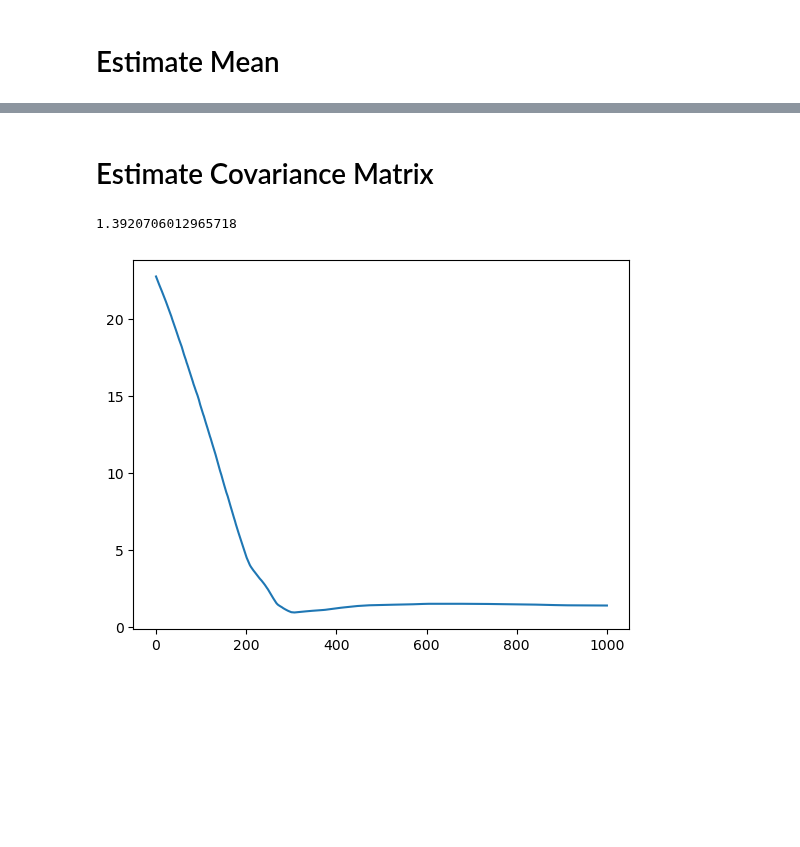
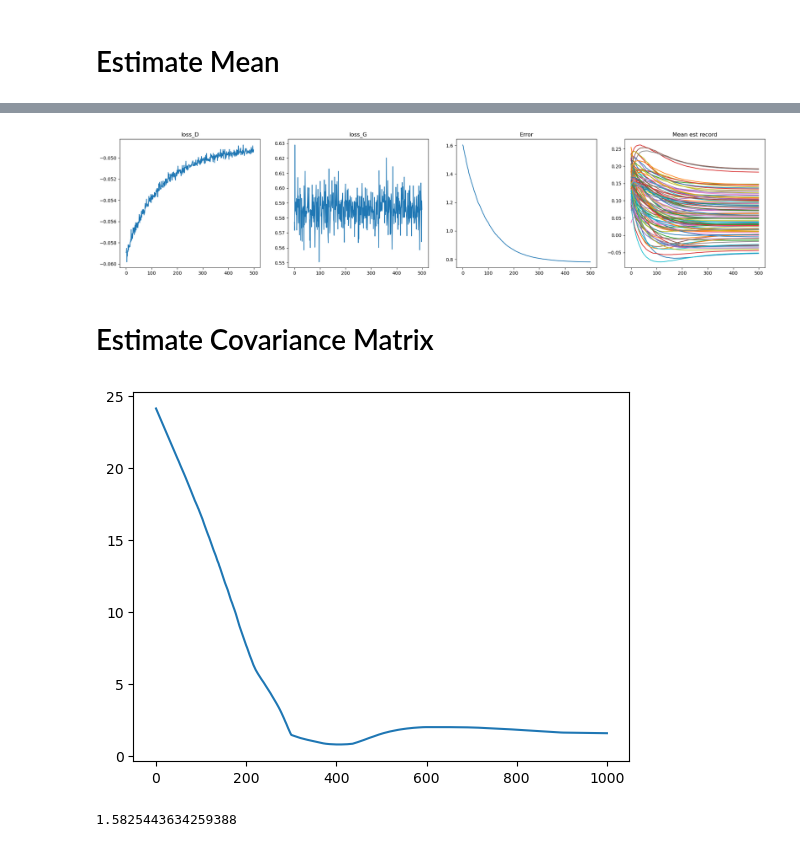
Before and after one commit to monarsan/robust-GAN, a Jupyter notebook: demo.ipynb, the cells around one changed output, grey strips where cells are left out. Drawn from its saved outputs; the diff is of its cells as text; code cells hidden in the pictures; blank space fills up the shorter version.

```diff
--- a/demo.ipynb
+++ b/demo.ipynb
@@ -22,19 +8,38 @@ plt.plot(gan.l2_loss)
+# %%
+from gan_torch.mu import Mu
+
+data_dim = 100
+
+gan = Mu(data_dim, 0.1, 'cpu')
+true_mean = np.zeros(data_dim)
+out_mean = np.ones(data_dim) * 5
+gan.dist_init(true_mean, out_mean)
+gan.data_init(1000, 125)
+gan.model_init(D_model='quadratic')
+gan.optimizer_init(0.55, 0.95, 5, 1, weight_decay_d=1e-4, weight_decay_g=4e-3,
+                scheduler='exp', gamma=0.99, momentum=0.75)
+gan.fit(500)
+gan.plot()
+# %% [output]
+[figure, added]
 # %% [markdown]
 # Estimate Covariance Matrix
 # %%
 data_dim = 25
-gan = GAN(data_dim, 0.2)
-gan.dist_init('sigma', 0, 6, sigma_setting='ar')
-gan.data_init(1000, 1)
-gan.model_init(D_init_option='random', G_init_option='kendall')
-lr_g = 0.01 * data_dim
-gan.optimizer_init(lr_d=0.9, lr_g=0.25, decay_g=0.2, reg_g=1e-4, reg_d=1e-4,
-                    update_D_iter=5, is_mm_alg=False, decay_d=1, grad_clip=1e-3, lr_schedule='step',step=300)
-gan.fit(1000, verbose=True)
+for i in range(1):
+    gan = GAN(data_dim, 0.2)
+    gan.dist_init('sigma', 0, 6, sigma_setting='ar')
+    gan.data_init(1000, 1)
+    gan.model_init(D_init_option='random', G_init_option='kendall')
+    lr_g = 0.01 * data_dim
+    gan.optimizer_init(lr_d=0.9, lr_g=lr_g, decay_g=0.2, reg_g=1e-4, reg_d=1e-4,
+                        update_D_iter=5, is_mm_alg=False, decay_d=1, grad_clip=1, lr_schedule='step',step=300)
+    gan.fit(1000, verbose=True)
 
-#plot result
-plt.plot(gan.l2_loss)
-print(np.array(gan.l2_loss)[-50:].mean())
+    #plot result
+    plt.plot(gan.l2_loss)
+    plt.show()
+    print(np.array(gan.l2_loss)[-50:].mean())
 # %% [output]
+[figure, new version]
-1.3920706012965718
+1.5825443634259388
-[figure, old version]
```
Also changed, not shown: parts of 1 cell of this notebook, 2 other files.
